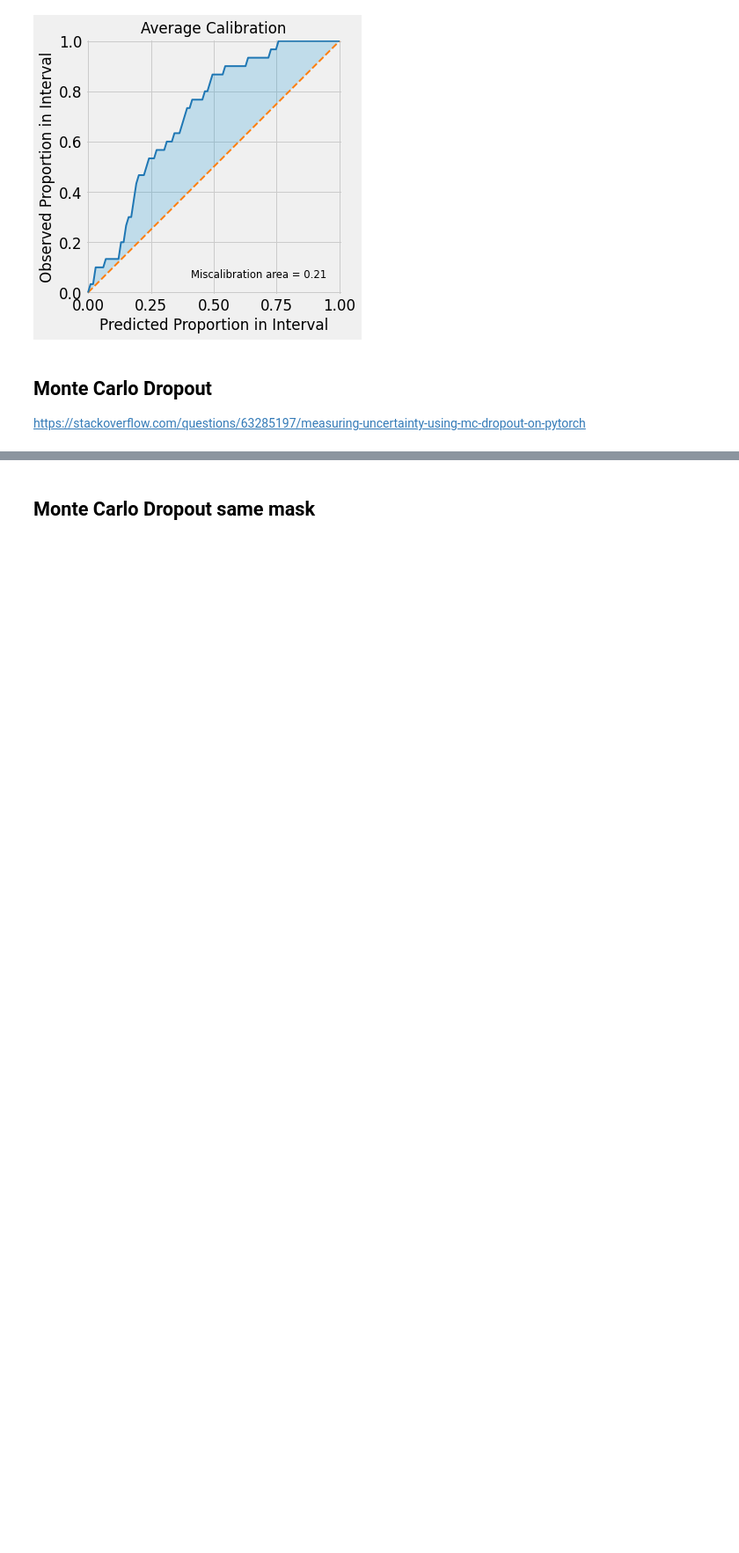
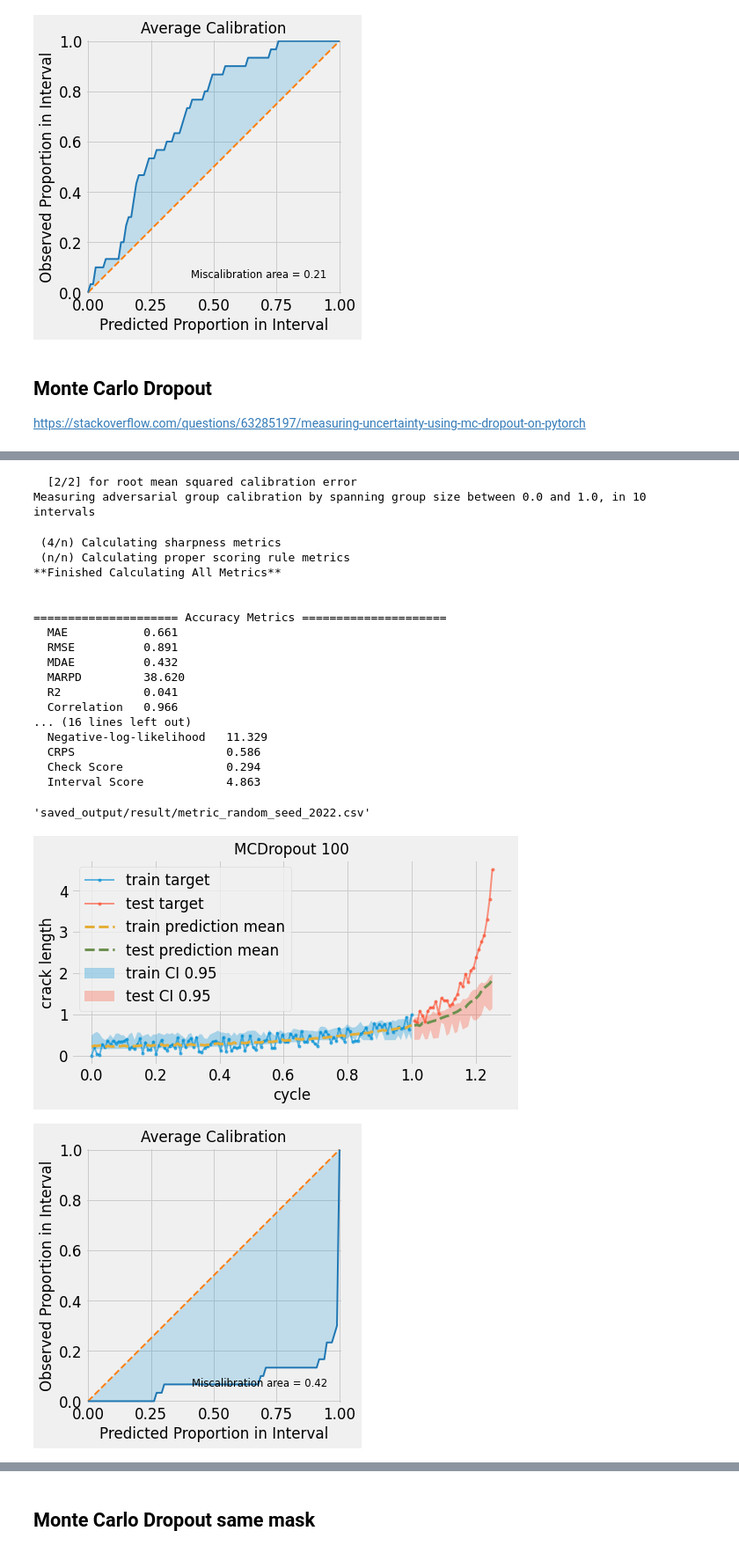
Before and after one commit to phanav/probabilistic-physics-satie, a Jupyter notebook: src/probabilistic_physics_inform_v3.ipynb, the cells around one changed output, grey strips where cells are left out. Shown at 88% size. Cells and saved outputs as stored; diff of their text form; code cells hidden in the pictures; blank space fills up the shorter version.

```diff
--- a/src/probabilistic_physics_inform_v3.ipynb
+++ b/src/probabilistic_physics_inform_v3.ipynb
@@ -1608,0 +1665,32 @@ def predict_dropout(model, sample_size, inputdata, targetdata=None):
+# %%
+dropout_train_predictions = predict_dropout(
+    dropout_model, 100, train_xtensor, train_ytensor
+)
+dropout_test_predictions = predict_dropout(
+    dropout_model, 100, test_xtensor, test_ytensor
+)
+
+dropout_test_mean = np.mean(dropout_test_predictions.squeeze(), 0)
+dropout_test_std = np.std(dropout_test_predictions.squeeze(), 0)
+
+fig = plot_target_prediction_sample(
+    train_xtensor,
+    train_ytensor,
+    dropout_train_predictions,
+    test_xtensor,
+    test_ytensor,
+    dropout_test_predictions,
+    marker="o",
+    markersize=3,
+    title="MCDropout 100",
+)
+# save_fig(fig, "dropout_100_prediction.pdf")
+
+ax = uct.viz.plot_calibration(dropout_test_mean, dropout_test_std, test_ytensor.numpy().squeeze())
+# save_fig(ax.figure, "dropout_100_calibration.pdf")
+
+dropout_metrics = uct.metrics.get_all_metrics(
+    dropout_test_mean, dropout_test_std, test_ytensor.numpy().squeeze()
+)
+# save_metrics('MCDropout 100', dropout_duration, dropout_metrics)
+# %% [output]
@@ -1609 +1702,23 @@ def predict_dropout(model, sample_size, inputdata, targetdata=None):
+  [2/2] for root mean squared calibration error
+Measuring adversarial group calibration by spanning group size between 0.0 and 1.0, in 10 intervals
+ (4/n) Calculating sharpness metrics
+ (n/n) Calculating proper scoring rule metrics
+**Finished Calculating All Metrics**
+
+
+===================== Accuracy Metrics =====================
+  MAE           0.661
+  RMSE          0.891
+  MDAE          0.432
+  MARPD         38.620
+  R2            0.041
+  Correlation   0.966
+... (16 lines left out)
+  Negative-log-likelihood   11.329
+  CRPS                      0.586
+  Check Score               0.294
+  Interval Score            4.863
+'saved_output/result/metric_random_seed_2022.csv'
+[figure, added]
+[figure, added]
 # %%
```
Also changed, not shown: parts of 14 cells of this notebook.
